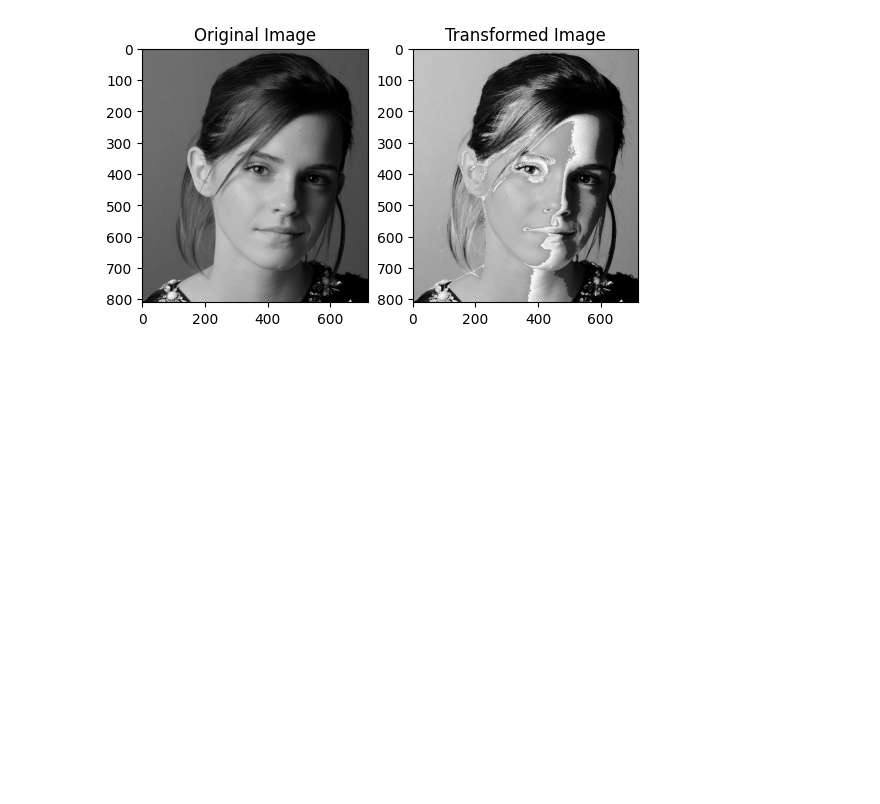
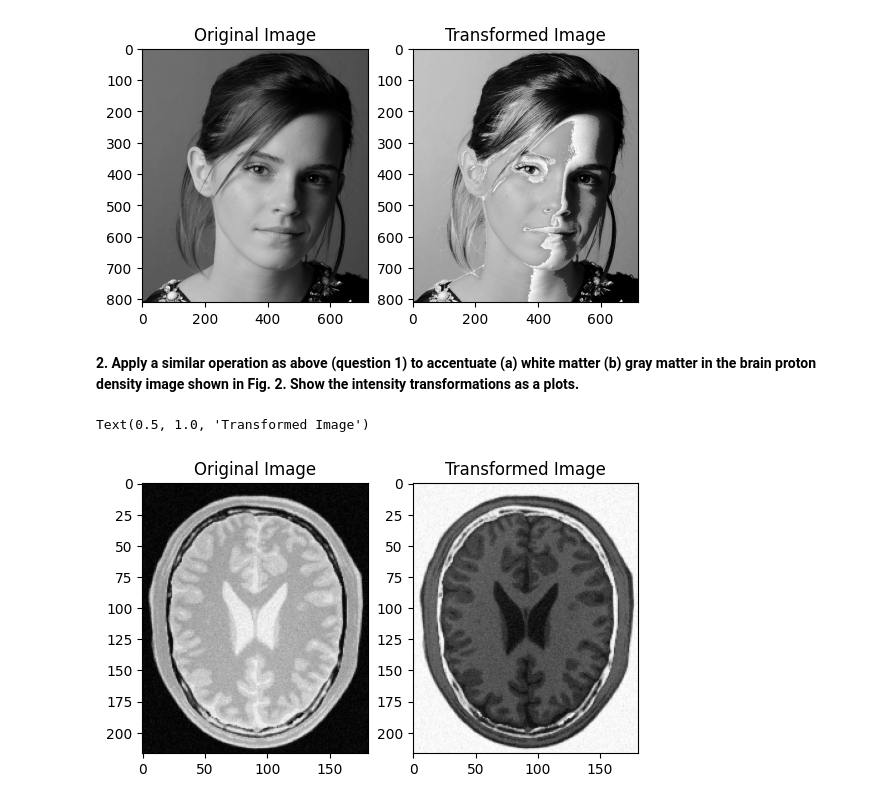
Before and after one commit to KavinduKariyawasam/Image_Processing, a Jupyter notebook: Assignment1.ipynb, the cells around one changed output. Drawn from its saved outputs; the diff is of its cells as text; code cells hidden in the pictures; blank space fills up the shorter version.

```diff
--- a/Assignment1.ipynb
+++ b/Assignment1.ipynb
@@ -54,3 +53,43 @@ ax[1].set_title('Transformed Image')
 [figure]
 Text(0.5, 1.0, 'Transformed Image')
 [figure]
+# %% [markdown]
+**2. Apply a similar operation as above (question 1) to accentuate
+(a) white matter
+(b) gray matter
+in the brain proton density image shown in Fig. 2. Show the intensity transformations as a plots.**
+# %%
+%matplotlib inline
+import cv2 as cv
+import numpy as np
+import matplotlib.pyplot as plt
+
+transform = np.arange(255,-1, -1).astype('uint8')
+# fig, ax = plt.subplots()
+
+# ax.plot(transform)
+# ax.set_title("Intensity transformation")
+# ax.set_xlabel(r'Input, $f(\mathbf{x})$')
+# ax.set_ylabel(r'Output, $\mathrm{T}[f(\mathbf{x})]$')
+# ax.set_xlim(0,255)
+# ax.set_ylim(0,255)
+# ax.set_aspect('equal')
+# ax.grid(True)
+# ax.set_xticks(range(0,256,50))
+# ax.set_yticks(range(0,256,50))
+
+plt.show()
+
+img = cv.imread('/content/drive/MyDrive/Image processing/Assignment1/BrainProtonDensitySlice9.png', cv.IMREAD_GRAYSCALE)
+
+img_transformed = cv.LUT(img, transform)
+
+f, ax = plt.subplots(1,2)
+ax[0].imshow(img, cmap = 'gray')
+ax[0].set_title('Original Image')
+
+ax[1].imshow(img_transformed, cmap = 'gray')
+ax[1].set_title('Transformed Image')
+# %% [output]
+Text(0.5, 1.0, 'Transformed Image')
+[figure, added]
```
Also changed, not shown: parts of 1 cell of this notebook.
